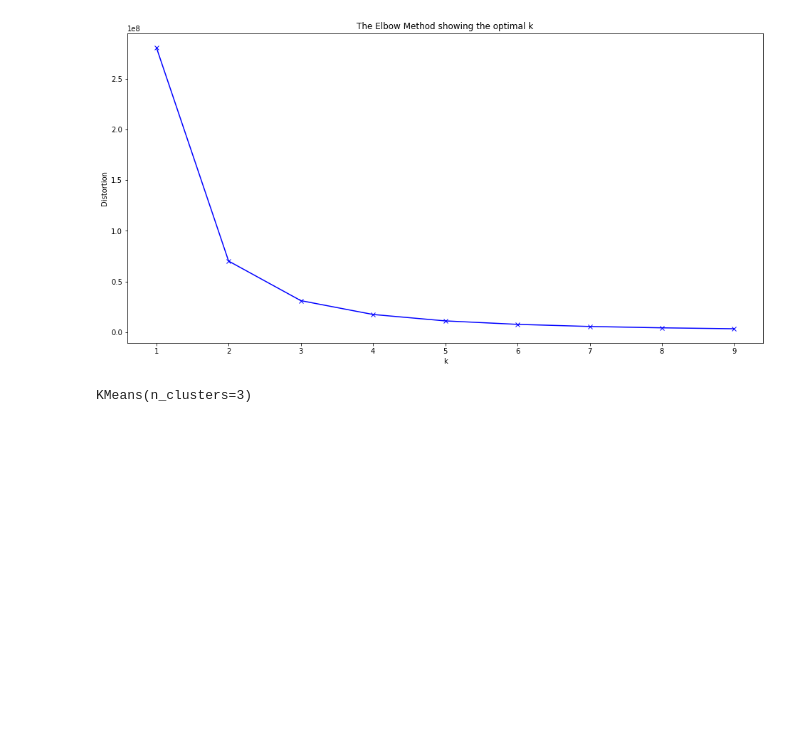
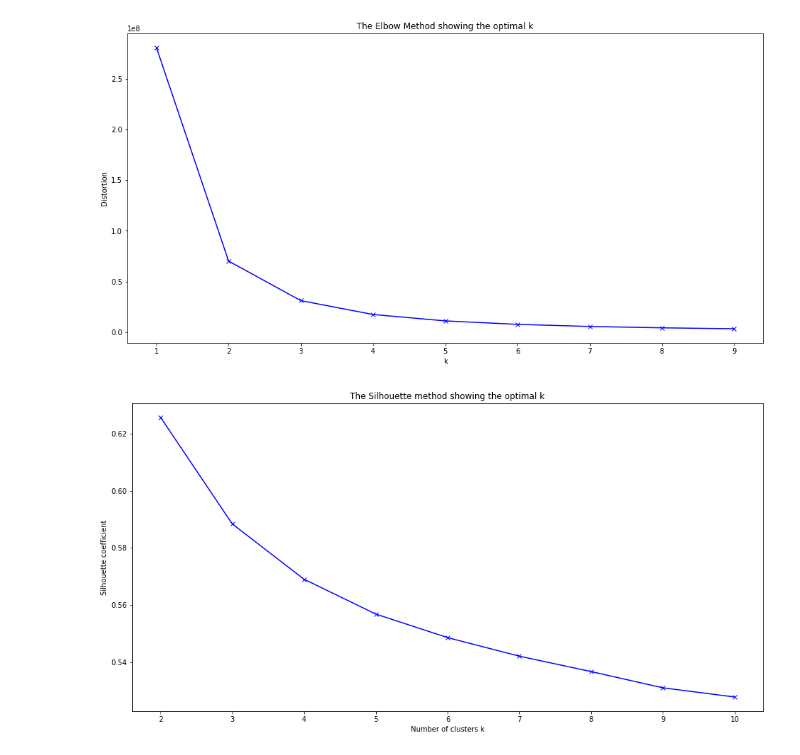
Before and after one commit to fuzellier/INFO0904-TP-Python, a Jupyter notebook: clustering.ipynb, the cells around one changed output. Saved outputs shown, nothing was run; the diff lists cells and outputs as text; code cells hidden in the pictures; blank space fills up the shorter version.

Commit message:
silhouette method

```diff
--- a/clustering.ipynb
+++ b/clustering.ipynb
@@ -44,7 +45,10 @@ sns.pairplot(varied)
 # %%
+from sklearn.cluster import KMeans
+
+# Elbow method
 distortions = []
-K = range(1,10)
-for k in K:
+
+for k in range(1, 11):
     kmeanModel = KMeans(n_clusters = k)
     kmeanModel.fit(varied)
     distortions.append(kmeanModel.inertia_)
@@ -57,8 +62,25 @@ plt.title('The Elbow Method showing the optimal k')
 plt.show()
 # %% [output]
 [figure]
-# %%
-kmeanModel = KMeans(n_clusters=3)
-kmeanModel.fit(varied)
-# %% [output]
-KMeans(n_clusters=3)
+# %%
+from sklearn.metrics import silhouette_score
+
+# Silhouette method
+silhouette_coefficients = []
+
+# Notice you start at 2 clusters for silhouette coefficient
+for k in range(2, 11):
+    kmeanModel = KMeans(n_clusters = k)
+    kmeanModel.fit(varied)
+    score = silhouette_score(varied, kmeanModel.labels_)
+    silhouette_coefficients.append(score)
+# %%
+# Plot silhouette method
+plt.figure(figsize = (16, 8))
+plt.plot(range(2, 11), silhouette_coefficients, 'bx-')
+plt.xlabel('Number of clusters k')
+plt.ylabel('Silhouette coefficient')
+plt.title('The Silhouette method showing the optimal k')
+plt.show()
+# %% [output]
+[figure, added]
```
Also changed, not shown: parts of 7 cells of this notebook.
